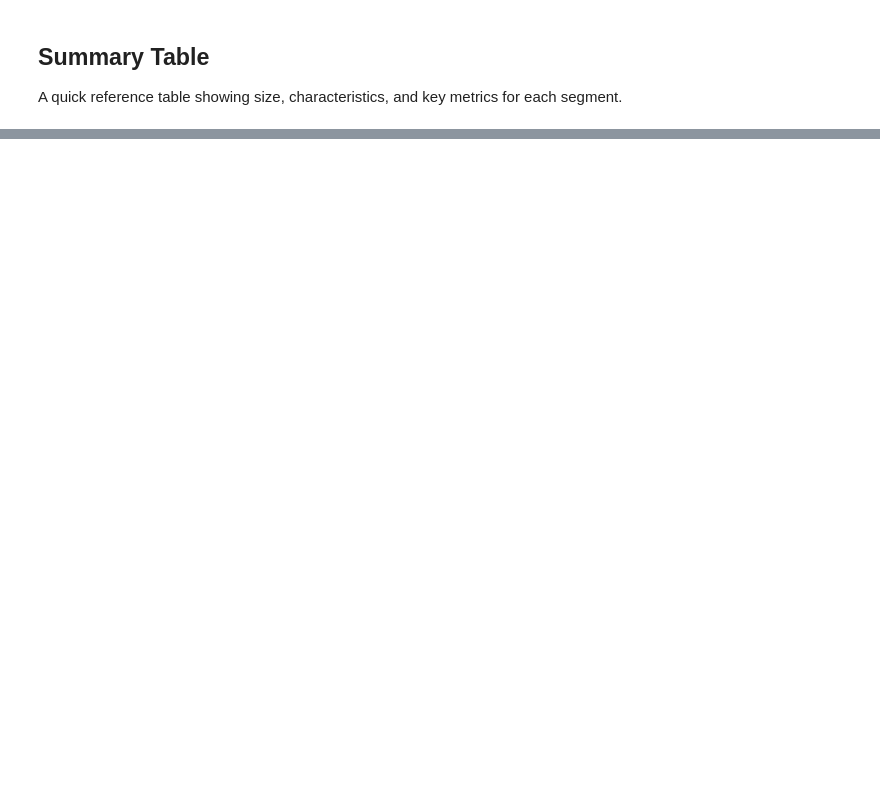
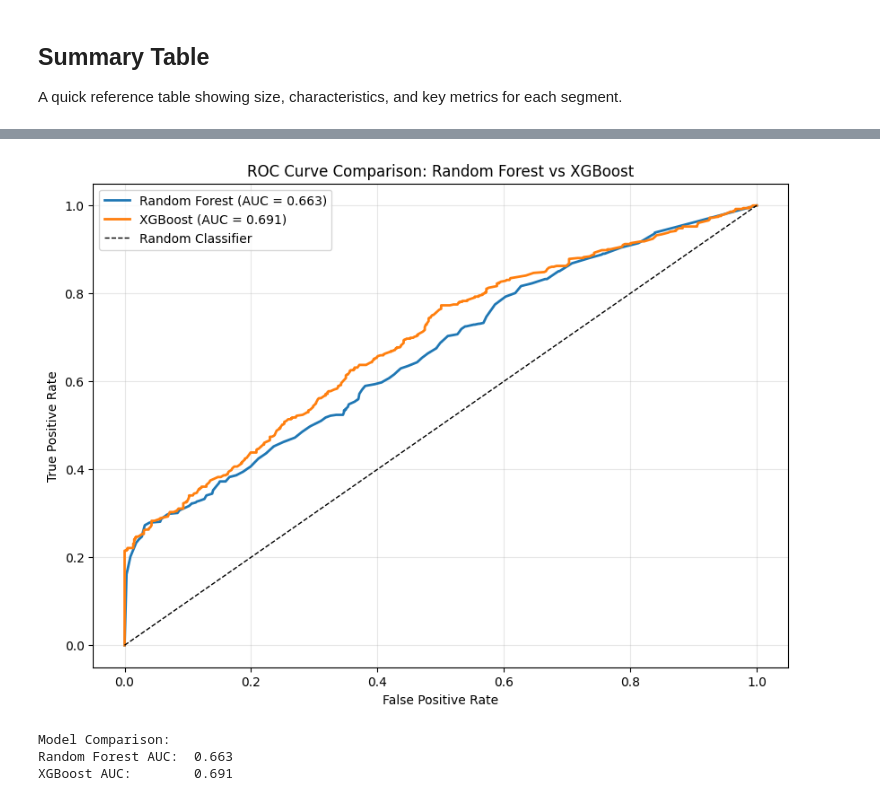
Before and after one commit to dhruvthumar/Project_CS4403-retail-mining, a Jupyter notebook: online-retail-data-clustering.ipynb, the cells around one changed output, grey strips where cells are left out. Cells and saved outputs as stored; diff of their text form; code cells hidden in the pictures; blank space fills up the shorter version.

```diff
--- a/online-retail-data-clustering.ipynb
+++ b/online-retail-data-clustering.ipynb
@@ -1011,0 +1206,27 @@ print(summary_df.to_string(index=False))
+# %%
+# Model Comparison: ROC Curves
+rf_auc = roc_auc_score(y_test, y_pred_proba)
+
+# Calculate ROC curves
+rf_fpr, rf_tpr, _ = roc_curve(y_test, y_pred_proba)
+xgb_fpr, xgb_tpr, _ = roc_curve(y_test, xgb_pred_proba)
+
+plt.figure(figsize=(10, 7))
+plt.plot(rf_fpr, rf_tpr, label=f'Random Forest (AUC = {rf_auc:.3f})', linewidth=2)
+plt.plot(xgb_fpr, xgb_tpr, label=f'XGBoost (AUC = {xgb_auc:.3f})', linewidth=2)
+plt.plot([0, 1], [0, 1], 'k--', label='Random Classifier', linewidth=1)
+plt.xlabel('False Positive Rate')
+plt.ylabel('True Positive Rate')
+plt.title('ROC Curve Comparison: Random Forest vs XGBoost')
+plt.legend()
+plt.grid(True, alpha=0.3)
+plt.show()
+
+print(f"\nModel Comparison:")
+print(f"Random Forest AUC:  {rf_auc:.3f}")
+print(f"XGBoost AUC:        {xgb_auc:.3f}")
+# %% [output]
+[figure, added]
+Model Comparison:
+Random Forest AUC:  0.663
+XGBoost AUC:        0.691
```
Also changed, not shown: parts of 15 cells of this notebook.
